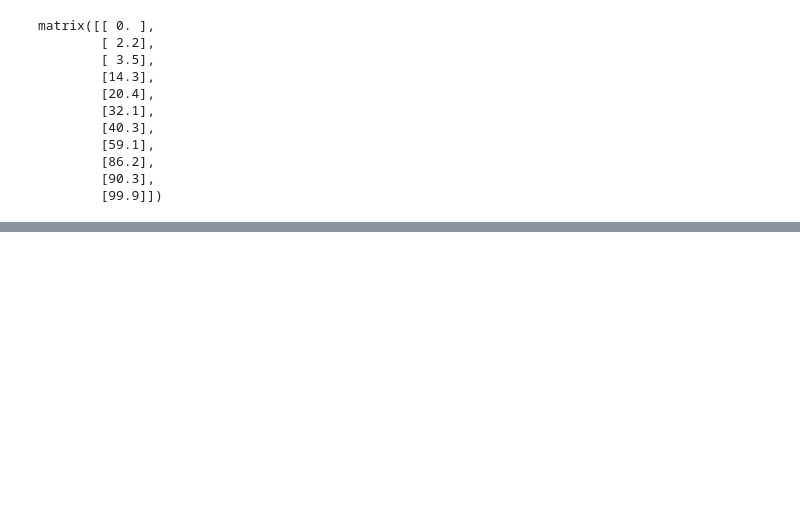
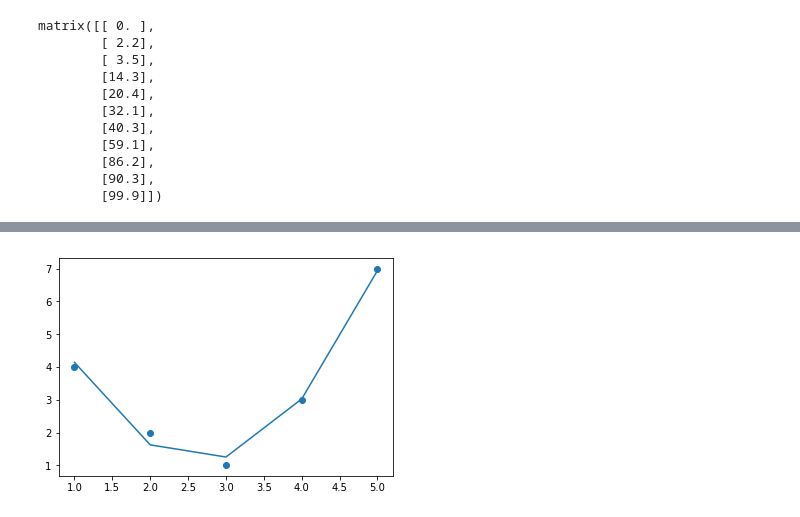
Before and after one commit to XavierDijo/AI, a Jupyter notebook: very simple polynomial regression .ipynb, the cells around one changed output, grey strips where cells are left out. Cells and saved outputs as stored; diff of their text form; code cells hidden in the pictures; blank space fills up the shorter version.

```diff
--- a/very simple polynomial regression .ipynb
+++ b/very simple polynomial regression .ipynb
@@ -94,0 +124,7 @@ matrix([[ 0. ],
+# %%
+model = LinearRegression().fit(X2, y)
+yfit = model.predict(X2)
+plt.scatter(x, y)
+plt.plot(x, yfit);
+# %% [output]
+[figure, added]
```
Also changed, not shown: parts of 3 cells of this notebook, 1 other file.
